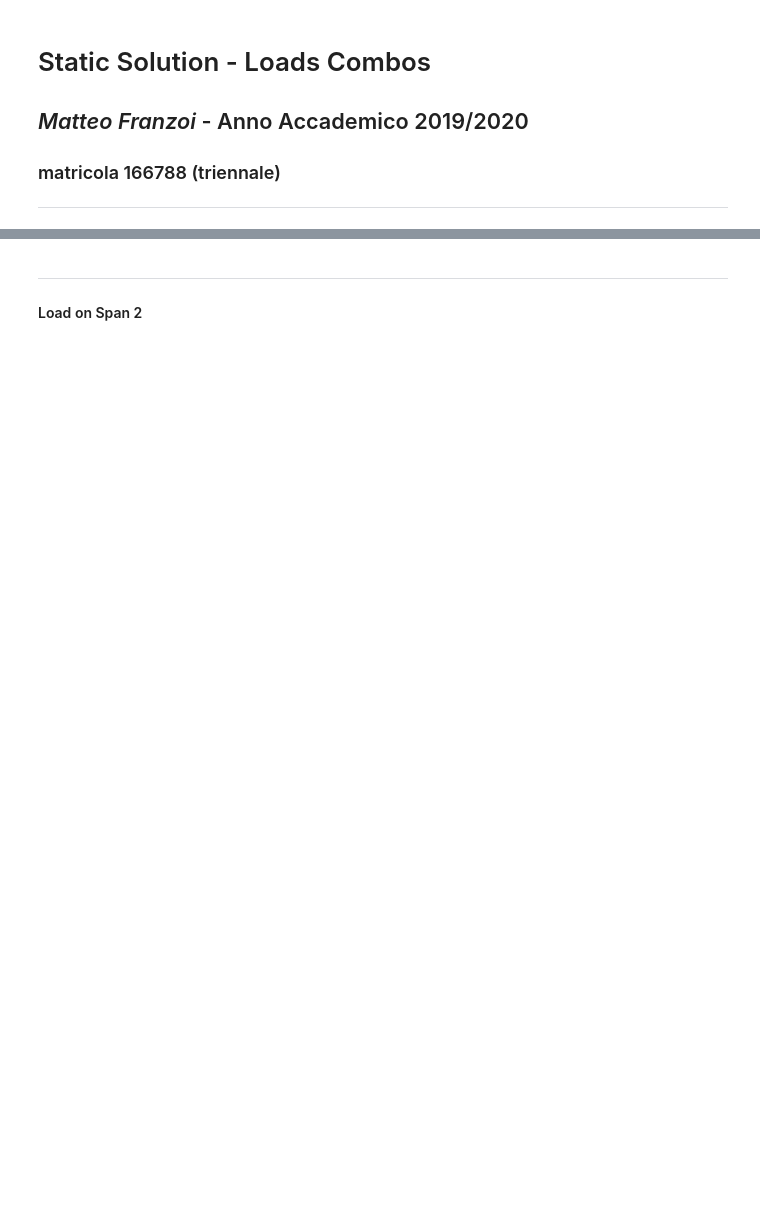
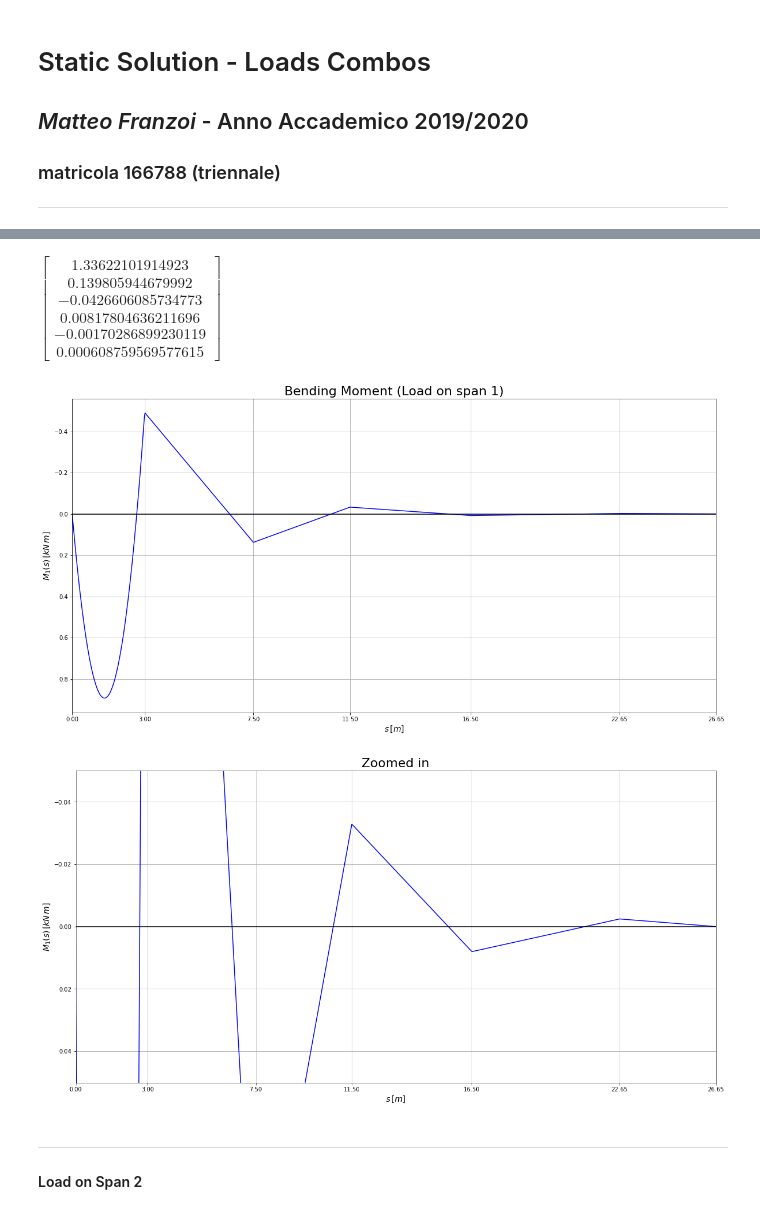
Before and after one commit to akaanzo/structural-safety, a Jupyter notebook: sol.ipynb, the cells around one changed output, grey strips where cells are left out. Saved outputs shown, nothing was run; the diff lists cells and outputs as text; code cells hidden in the pictures; blank space fills up the shorter version.

```diff
--- a/sol.ipynb
+++ b/sol.ipynb
@@ -110,4 +91,4 @@ print('EJ = ',EJ, 'N mm^2 = ', Decimal(EJ).normalize().to_eng_string(),'N mm^2')
 # %%
-F1 = F.evalf(subs={l1:3, l2:4.5, l3:4.000, l4:5.000, l5:6.15, l6:4, ej:9375})
+F1 = F.evalf(subs={l1:3.000, l2:4.500, l3:4.000, l4:5.000, l5:6.150, l6:4.000, ej:EJ})
 Fn = F1;
 F1
@@ -114,3 +97,3 @@ F1
 # %%
-P1 = P.subs(list(zip([l1, l2, l3, l4, l5, l6, ej, q1, q2, q3, q4, q5, q6], [3, 4.5, 4, 5, 6.15, 4, 9375, 1, 0, 0, 0, 0, 0])))
+P1 = P.subs(list(zip([l1, l2, l3, l4, l5, l6, ej, q1, q2, q3, q4, q5, q6], [3.000, 4.500, 4.000, 5.000, 6.150, 4.000, EJ, 1, 0, 0, 0, 0, 0])))
 P1
@@ -118,4 +103,5 @@ P1
 sol1 = solve(F1 * X - P1, X)
 X1 = list(sol1.values())
 X1.insert(0, 0)
+X1.insert(6, 0)
 Matrix(X1)
@@ -122,5 +110,5 @@ Matrix(X1)
 # %%
-R11 = rij_q(X1[0], X1[1], 3);
+R11 = rij_q(X1[0], X1[1], 3, 1);
 R21 = rij(X1[1], X1[2], 4.5);
 R31 = rij(X1[2], X1[3], 4);
 R41 = rij(X1[3], X1[4], 5);
@@ -128,6 +116,8 @@ R51 = rij(X1[4], X1[5], 6.15);
 R61 = rij(X1[5], X1[6], 4);
 R1 = np.array([R11, R21, R31, R41, R51, R61])
 Matrix(R1)
+# %% [output]
+$\displaystyle \left[\begin{matrix}1.33622101914923\\0.139805944679992\\-0.0426606085734773\\0.00817804636211696\\-0.00170286899230119\\0.000608759569577615\end{matrix}\right]$
 # %%
 def H(s):
     if s <= 0:
@@ -139,35 +129,38 @@ Hv = np.vectorize(H)
 s = np.linspace(0,26.65, num=1000)
 M1 = (X1[0] + R1[0] * s - s**2 /2) * (Hv(s) - Hv(s-3)) + (X1[1] + R1[1]*(s-3)) * (Hv(s-3) - Hv(s-(3+4.5))) + (X1[2] + R1[2]*(s-(3+4.5)))*(Hv(s-(3+4.5)) - Hv(s-(3+4.5+4))) + (X1[3] + R1[3]*(s-(3+4.5+4)))* (Hv(s-(3+4.5+4)) - Hv(s-(3+4.5+4+5))) + (X1[4] + R1[4]*(s-(3+4.5+4+5))) * (Hv(s-(3+4.5+4+5)) - Hv(s-(3+4.5+4+5+6.15))) + (X1[5] + R1[5]*(s-(3+4.5+4+5+6.15))) * (Hv(s-(3+4.5+4+5+6.15)) - Hv(s-(3+4.5+4+5+6.15+4)))
 
 #----------PLOT------------------
 
 plt.figure(figsize=(20,10))
 plt.plot(s, M1, color='blue')
 plt.xlim(s.min(), s.max())
 plt.gca().invert_yaxis()
 plt.grid()
 plt.xlabel(r'$s\,[m]$', fontsize='14')
 plt.ylabel(r'$M_1(s)\,[kN\,m]$', fontsize='14')
-plt.xticks([3.5, 7.5, 11.5, 16.5, 22.65, 26.65])
+plt.xticks([0, 3, 7.5, 11.5, 16.5, 22.65, 26.65])
 plt.axhline(0, color='black')
 plt.title('Bending Moment (Load on span 1)', fontsize='22')
 plt.show()
 
 #-------------ZOOM-------------------
 
 plt.subplots(1,1, figsize=(20,10))
 ax3 = plt.subplot()
 ax3.plot(s, M1, color='blue')
 ax3.set_xlim(15, 26.65)
 ax3.set_ylim(-.05, .05)
 plt.gca().invert_yaxis()
 plt.grid()
 plt.xlabel(r'$s\,[m]$', fontsize='14')
 plt.ylabel(r'$M_1(s)\,[kN\,m]$', fontsize='14')
-plt.xticks([3.5, 7.5, 11.5, 16.5, 22.65, 26.65])
+plt.xticks([0, 3, 7.5, 11.5, 16.5, 22.65, 26.65])
 ax3.axhline(0, color='black')
 ax3.set_title('Zoomed in', fontsize='22')
 plt.show()
+# %% [output]
+[figure, added]
+[figure, added]
 # %% [markdown]
 ---
 #### Load on Span 2
```
Also changed, not shown: parts of 44 cells of this notebook.
